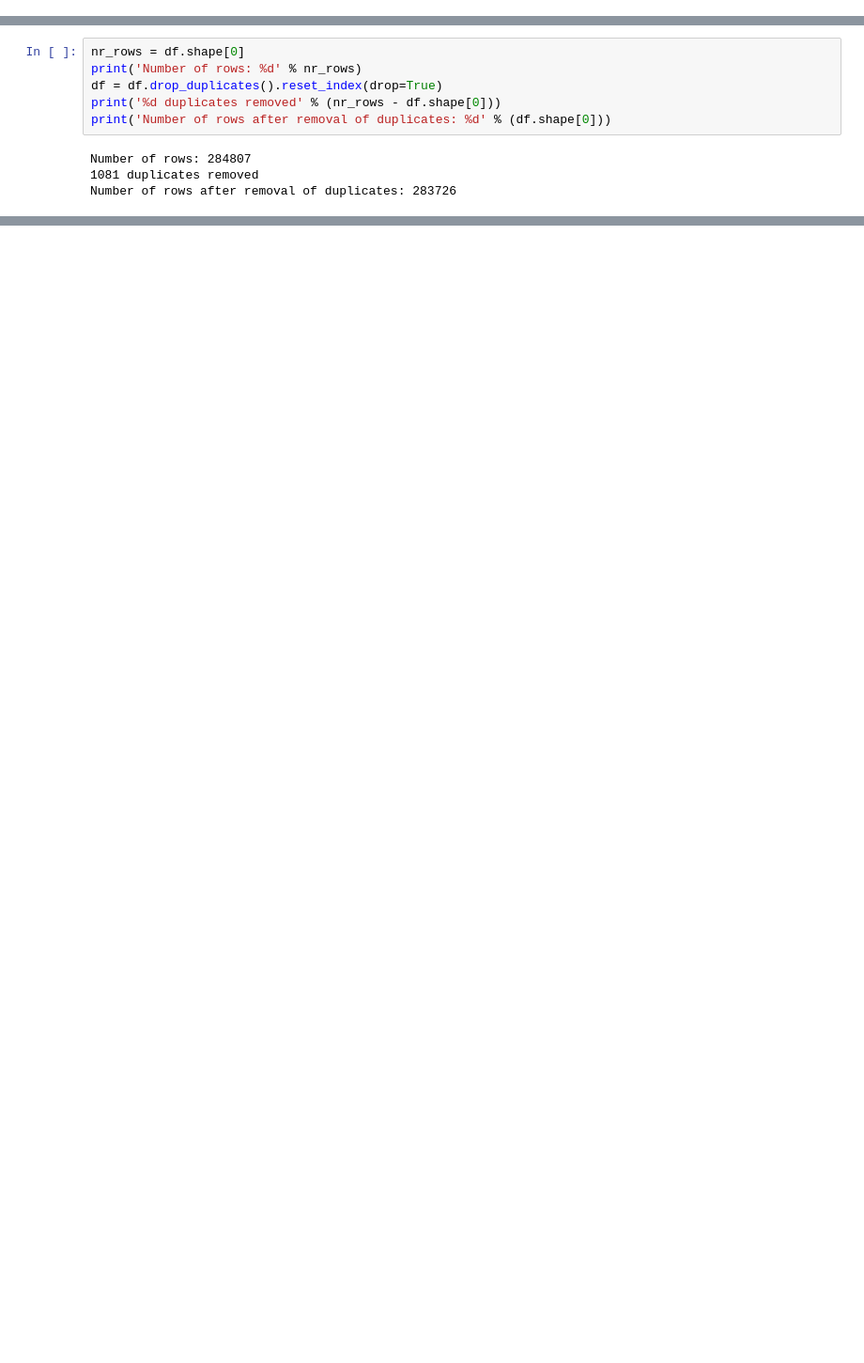
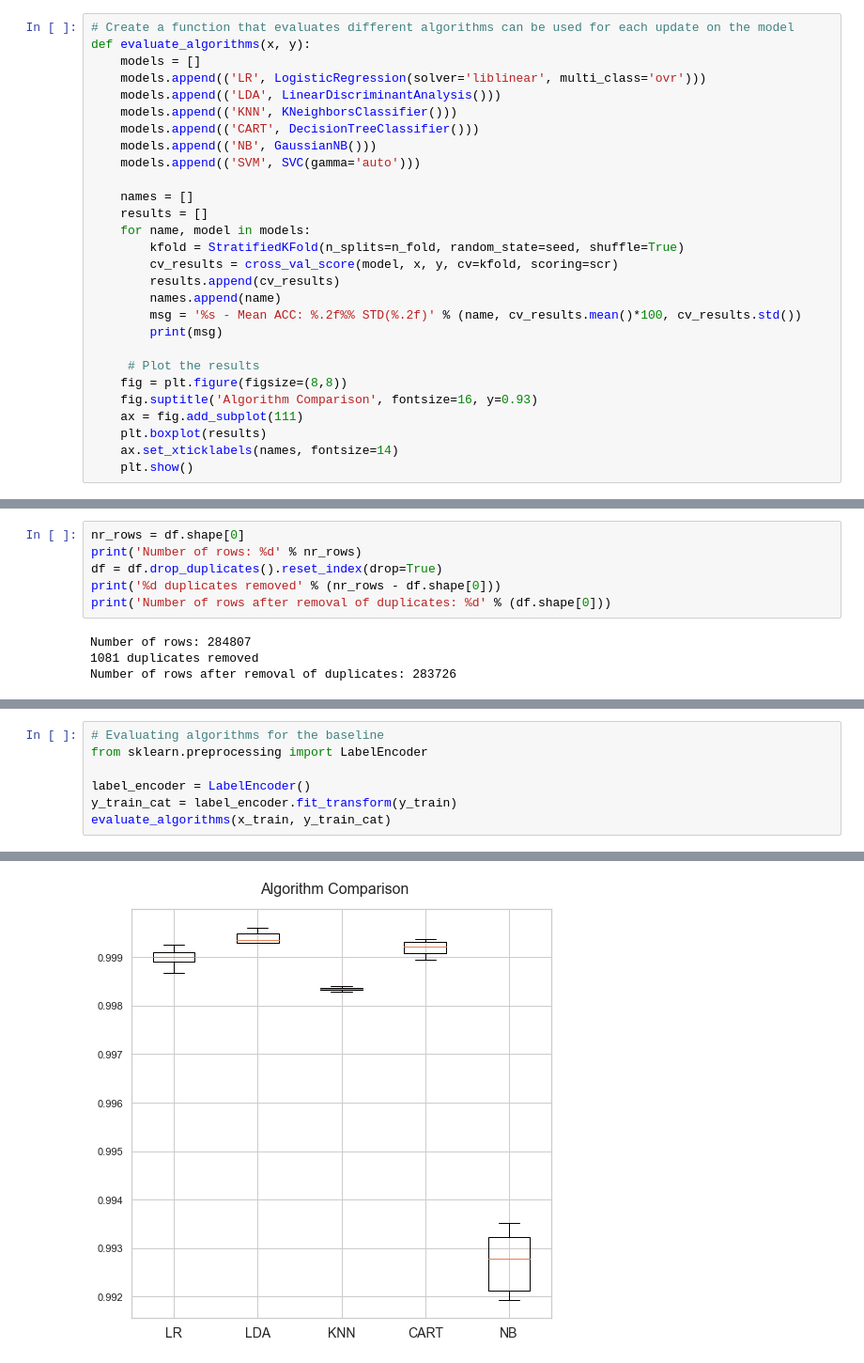
Before and after one commit to muscak/credit-card-fraud-detection, a Jupyter notebook: Credit Card Fraud Detection.ipynb, the cells around one changed output, grey strips where cells are left out. Shown: that part at 94% size. Cells and saved outputs as stored; diff of their text form; blank space fills up the shorter version.

```diff
--- a/Credit Card Fraud Detection.ipynb
+++ b/Credit Card Fraud Detection.ipynb
@@ -199 +216,29 @@ Number of rows: 284807
+# %%
+# Create a function that evaluates different algorithms can be used for each update on the model
+def evaluate_algorithms(x, y):
+    models = []
+    models.append(('LR', LogisticRegression(solver='liblinear', multi_class='ovr')))
+    models.append(('LDA', LinearDiscriminantAnalysis()))
+    models.append(('KNN', KNeighborsClassifier()))
+    models.append(('CART', DecisionTreeClassifier()))
+    models.append(('NB', GaussianNB()))
+    models.append(('SVM', SVC(gamma='auto')))
+
+    names = []
+    results = []
+    for name, model in models:
+        kfold = StratifiedKFold(n_splits=n_fold, random_state=seed, shuffle=True)
+        cv_results = cross_val_score(model, x, y, cv=kfold, scoring=scr)
+        results.append(cv_results)
+        names.append(name)
+        msg = '%s - Mean ACC: %.2f%% STD(%.2f)' % (name, cv_results.mean()*100, cv_results.std())
+        print(msg)
+
+     # Plot the results
+    fig = plt.figure(figsize=(8,8))
+    fig.suptitle('Algorithm Comparison', fontsize=16, y=0.93)
+    ax = fig.add_subplot(111)
+    plt.boxplot(results)
+    ax.set_xticklabels(names, fontsize=14)
+    plt.show()
 # %% [markdown]
@@ -212,0 +266,8 @@ Number of rows after removal of duplicates: 283726
+# %%
+# Evaluating algorithms for the baseline
+from sklearn.preprocessing import LabelEncoder
+
+label_encoder = LabelEncoder()
+y_train_cat = label_encoder.fit_transform(y_train)
+evaluate_algorithms(x_train, y_train_cat)
+# %% [output]
@@ -212,0 +279 @@ Number of rows after removal of duplicates: 283726
+[figure, added]
```
Also changed, not shown: parts of 69 cells of this notebook.
